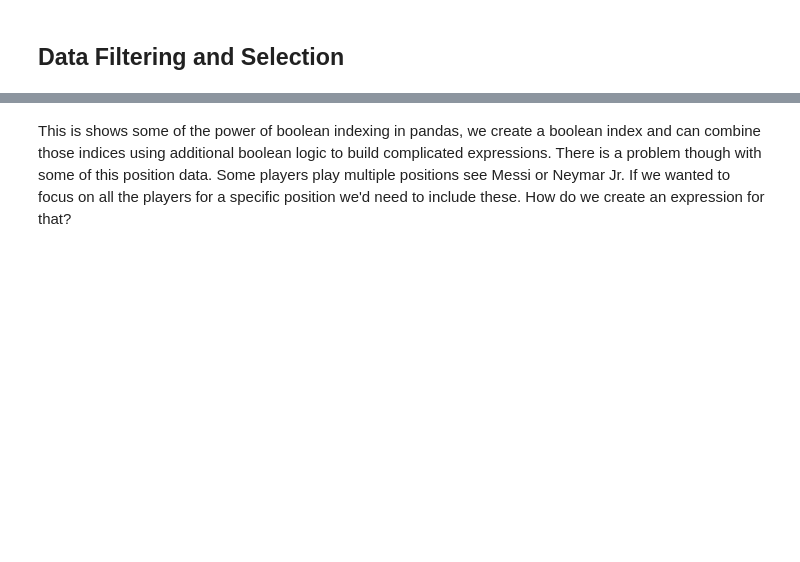
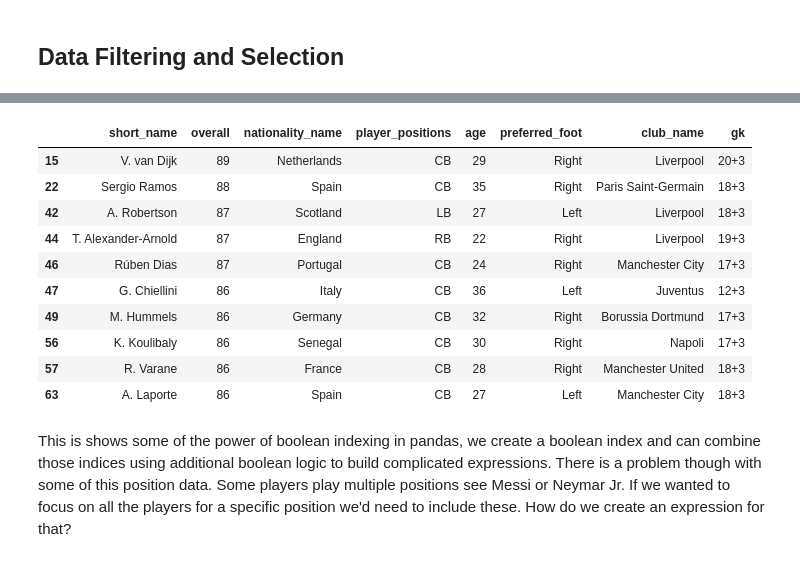
Before and after one commit to joireman/pyrva-pandas, a Jupyter notebook: pandas-data-analysis.ipynb, the cells around one changed output, grey strips where cells are left out. Saved outputs shown, nothing was run; the diff lists cells and outputs as text; code cells hidden in the pictures; blank space fills up the shorter version.

```diff
--- a/pandas-data-analysis.ipynb
+++ b/pandas-data-analysis.ipynb
@@ -224,5 +572,17 @@ left_backs_only = players['player_positions'] == 'LB'
 # %%
-players[center_backs_only | right_backs_only | left_backs_only ][columns_to_select].head(10)
+players[(players['player_positions'] == 'CB') | right_backs_only | left_backs_only ][columns_to_select].head(10)
+# %% [output]
+|  | short_name | overall | nationality_name | player_positions | age | preferred_foot | club_name | gk |
+| 15 | V. van Dijk | 89 | Netherlands | CB | 29 | Right | Liverpool | 20+3 |
+| 22 | Sergio Ramos | 88 | Spain | CB | 35 | Right | Paris Saint-Germain | 18+3 |
+| 42 | A. Robertson | 87 | Scotland | LB | 27 | Left | Liverpool | 18+3 |
+| 44 | T. Alexander-Arnold | 87 | England | RB | 22 | Right | Liverpool | 19+3 |
+| 46 | Rúben Dias | 87 | Portugal | CB | 24 | Right | Manchester City | 17+3 |
+| 47 | G. Chiellini | 86 | Italy | CB | 36 | Left | Juventus | 12+3 |
+| 49 | M. Hummels | 86 | Germany | CB | 32 | Right | Borussia Dortmund | 17+3 |
+| 56 | K. Koulibaly | 86 | Senegal | CB | 30 | Right | Napoli | 17+3 |
+| 57 | R. Varane | 86 | France | CB | 28 | Right | Manchester United | 18+3 |
+| 63 | A. Laporte | 86 | Spain | CB | 27 | Left | Manchester City | 18+3 |
 # %% [markdown]
 This is shows some of the power of boolean indexing in pandas, we create a boolean index and can combine those indices using additional boolean logic to build complicated expressions.  There is a problem though with some of this position data.  Some players play multiple positions see Messi or Neymar Jr.  If we wanted to focus on all the players for a specific position we'd need to include these.  How do we create an expression for that?
 # %%
```
Also changed, not shown: parts of 55 cells of this notebook.
